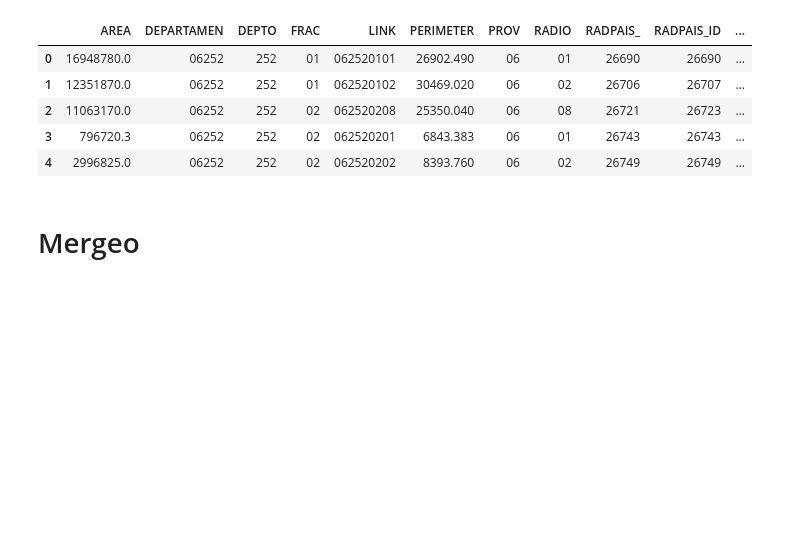
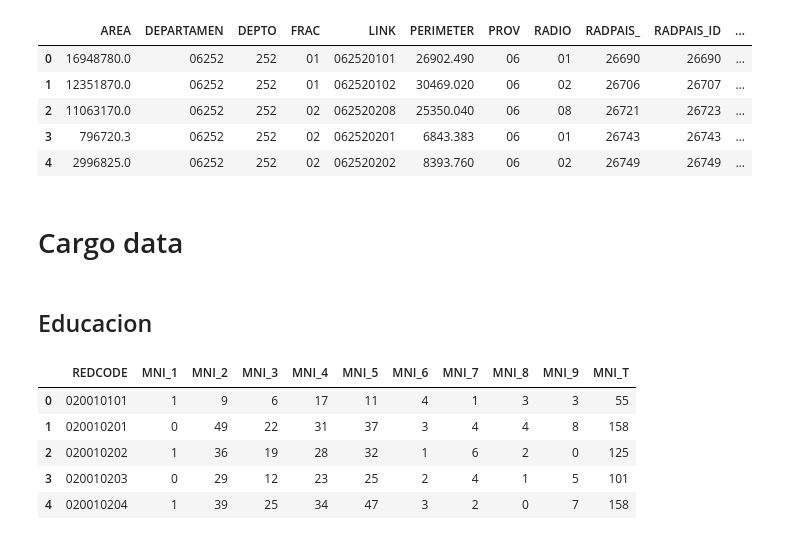
Before and after one commit to alephcero/AGBA, a Jupyter notebook: notebooks/cargarDataCartografia.ipynb, the cells around one changed output. Drawn from its saved outputs; the diff is of its cells as text; code cells hidden in the pictures; blank space fills up the shorter version.

Commit message:
agba data ready

```diff
--- a/notebooks/cargarDataCartografia.ipynb
+++ b/notebooks/cargarDataCartografia.ipynb
@@ -102,5 +66,7 @@ mapa.head()
 | 2 | 11063170.0 | 06252 | 252 | 02 | 062520208 | 25350.040 | 06 | 08 | 26721 | 26723 | ... |
 | 3 | 796720.3 | 06252 | 252 | 02 | 062520201 | 6843.383 | 06 | 01 | 26743 | 26743 | ... |
 | 4 | 2996825.0 | 06252 | 252 | 02 | 062520202 | 8393.760 | 06 | 02 | 26749 | 26749 | ... |
+# %% [markdown]
+# Cargo data
 # %% [markdown]
- # Mergeo
+## Educacion
@@ -108,0 +73,10 @@ mapa = mapa.merge(data,on='REDCODE')
+# %%
+educ = dbf2DF('data/redatam/MNI.DBF')
+educ.head()
+# %% [output]
+|  | REDCODE | MNI_1 | MNI_2 | MNI_3 | MNI_4 | MNI_5 | MNI_6 | MNI_7 | MNI_8 | MNI_9 | MNI_T |
+| 0 | 020010101 | 1 | 9 | 6 | 17 | 11 | 4 | 1 | 3 | 3 | 55 |
+| 1 | 020010201 | 0 | 49 | 22 | 31 | 37 | 3 | 4 | 4 | 8 | 158 |
+| 2 | 020010202 | 1 | 36 | 19 | 28 | 32 | 1 | 6 | 2 | 0 | 125 |
+| 3 | 020010203 | 0 | 29 | 12 | 23 | 25 | 2 | 4 | 1 | 5 | 101 |
+| 4 | 020010204 | 1 | 39 | 25 | 34 | 47 | 3 | 2 | 0 | 7 | 158 |
```
Also changed, not shown: parts of 39 cells of this notebook, 26 other files.
